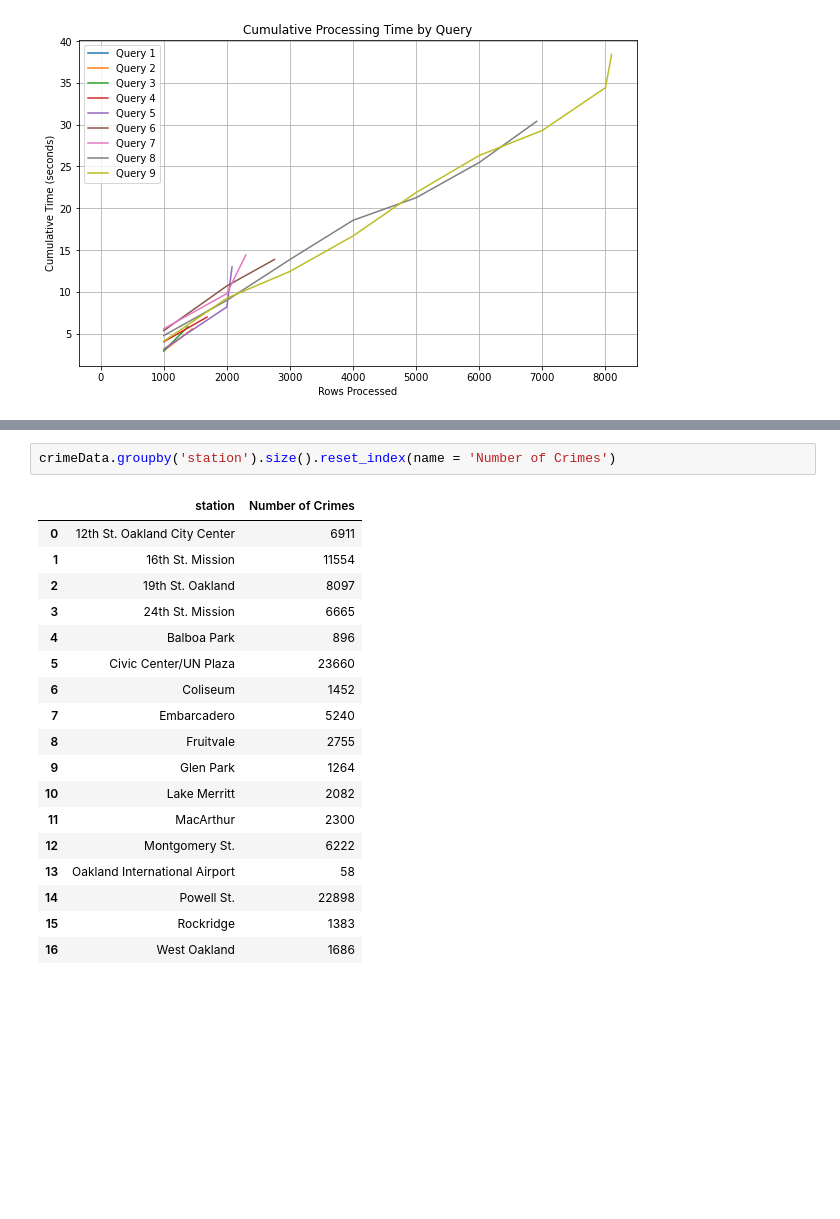
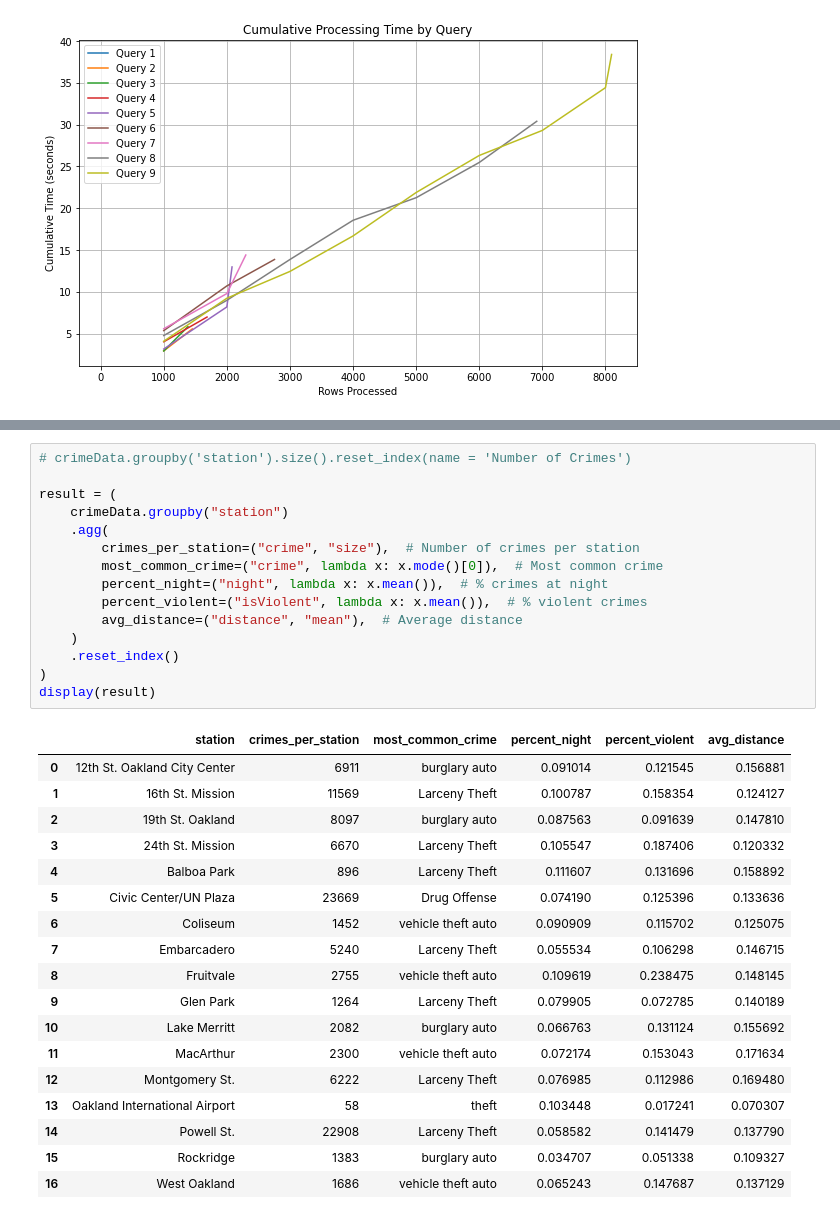
Before and after one commit to dysonkona/STA-141B-Final-Project, a Jupyter notebook: finalproj.ipynb, the cells around one changed output, grey strips where cells are left out. Drawn from its saved outputs; the diff is of its cells as text; blank space fills up the shorter version.

```diff
--- a/finalproj.ipynb
+++ b/finalproj.ipynb
@@ -306,21 +432,34 @@ crimeData.sample(5)
-# %%
-crimeData.groupby('station').size().reset_index(name = 'Number of Crimes')
-# %% [output]
-|  | station | Number of Crimes |
-| 0 | 12th St. Oakland City Center | 6911 |
-| 1 | 16th St. Mission | 11554 |
-| 2 | 19th St. Oakland | 8097 |
-| 3 | 24th St. Mission | 6665 |
-| 4 | Balboa Park | 896 |
-| 5 | Civic Center/UN Plaza | 23660 |
-| 6 | Coliseum | 1452 |
-| 7 | Embarcadero | 5240 |
-| 8 | Fruitvale | 2755 |
-| 9 | Glen Park | 1264 |
-| 10 | Lake Merritt | 2082 |
-| 11 | MacArthur | 2300 |
-| 12 | Montgomery St. | 6222 |
-| 13 | Oakland International Airport | 58 |
-| 14 | Powell St. | 22898 |
-| 15 | Rockridge | 1383 |
-| 16 | West Oakland | 1686 |
+# %%
+# crimeData.groupby('station').size().reset_index(name = 'Number of Crimes')
+
+result = (
+    crimeData.groupby("station")
+    .agg(
+        crimes_per_station=("crime", "size"),  # Number of crimes per station
+        most_common_crime=("crime", lambda x: x.mode()[0]),  # Most common crime
+        percent_night=("night", lambda x: x.mean()),  # % crimes at night
+        percent_violent=("isViolent", lambda x: x.mean()),  # % violent crimes
+        avg_distance=("distance", "mean"),  # Average distance
+    )
+    .reset_index()
+)
+display(result)
+# %% [output]
+|  | station | crimes_per_station | most_common_crime | percent_night | percent_violent | avg_distance |
+| 0 | 12th St. Oakland City Center | 6911 | burglary auto | 0.091014 | 0.121545 | 0.156881 |
+| 1 | 16th St. Mission | 11569 | Larceny Theft | 0.100787 | 0.158354 | 0.124127 |
+| 2 | 19th St. Oakland | 8097 | burglary auto | 0.087563 | 0.091639 | 0.147810 |
+| 3 | 24th St. Mission | 6670 | Larceny Theft | 0.105547 | 0.187406 | 0.120332 |
+| 4 | Balboa Park | 896 | Larceny Theft | 0.111607 | 0.131696 | 0.158892 |
+| 5 | Civic Center/UN Plaza | 23669 | Drug Offense | 0.074190 | 0.125396 | 0.133636 |
+| 6 | Coliseum | 1452 | vehicle theft auto | 0.090909 | 0.115702 | 0.125075 |
+| 7 | Embarcadero | 5240 | Larceny Theft | 0.055534 | 0.106298 | 0.146715 |
+| 8 | Fruitvale | 2755 | vehicle theft auto | 0.109619 | 0.238475 | 0.148145 |
+| 9 | Glen Park | 1264 | Larceny Theft | 0.079905 | 0.072785 | 0.140189 |
+| 10 | Lake Merritt | 2082 | burglary auto | 0.066763 | 0.131124 | 0.155692 |
+| 11 | MacArthur | 2300 | vehicle theft auto | 0.072174 | 0.153043 | 0.171634 |
+| 12 | Montgomery St. | 6222 | Larceny Theft | 0.076985 | 0.112986 | 0.169480 |
+| 13 | Oakland International Airport | 58 | theft | 0.103448 | 0.017241 | 0.070307 |
+| 14 | Powell St. | 22908 | Larceny Theft | 0.058582 | 0.141479 | 0.137790 |
+| 15 | Rockridge | 1383 | burglary auto | 0.034707 | 0.051338 | 0.109327 |
+| 16 | West Oakland | 1686 | vehicle theft auto | 0.065243 | 0.147687 | 0.137129 |
```
Also changed, not shown: parts of 14 cells of this notebook, 3 other files.
